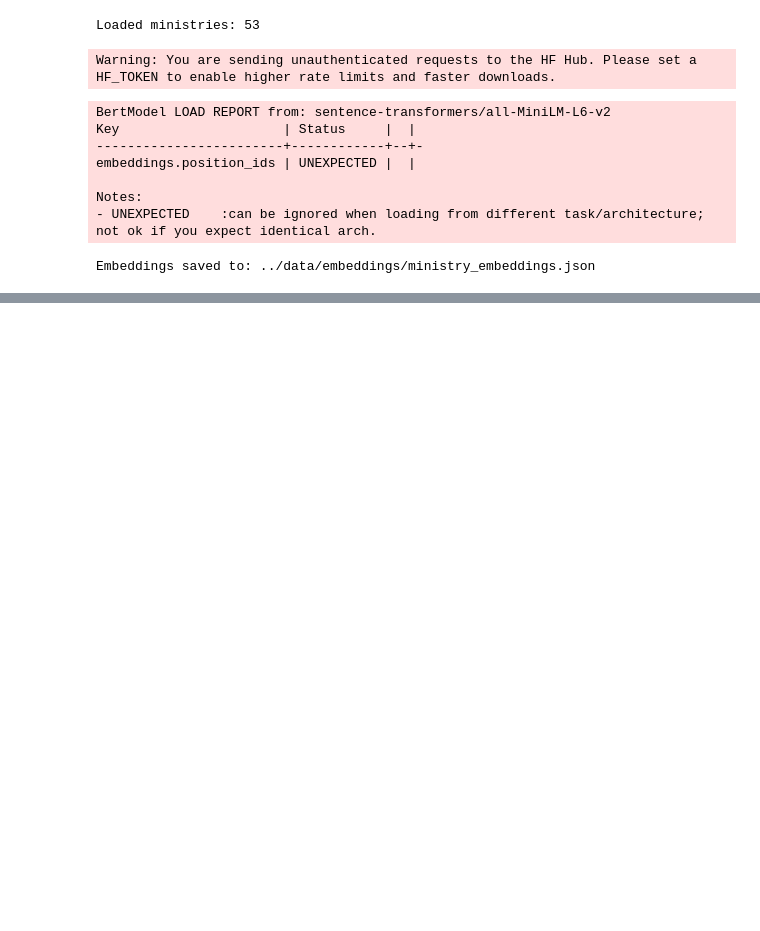
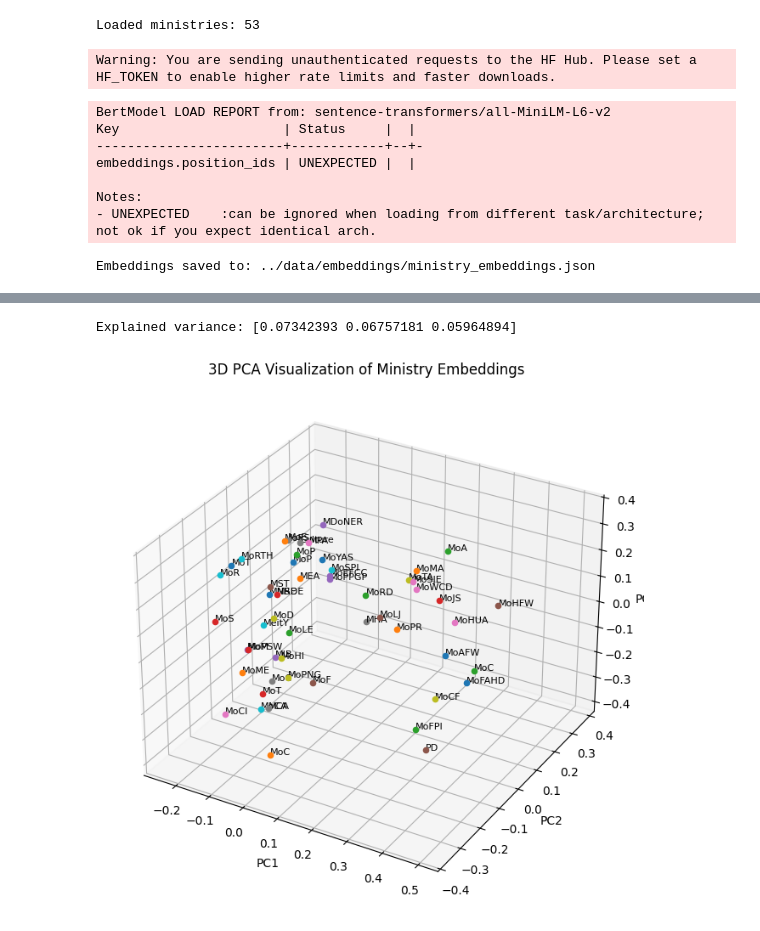
Before and after one commit to DevadattaP/analyse_parliament_transcripts_NLP, a Jupyter notebook: notebooks/ministry_embeddings.ipynb, the cells around one changed output, grey strips where cells are left out. Saved outputs shown, nothing was run; the diff lists cells and outputs as text; code cells hidden in the pictures; blank space fills up the shorter version.

```diff
--- a/notebooks/ministry_embeddings.ipynb
+++ b/notebooks/ministry_embeddings.ipynb
@@ -92,0 +160,31 @@ len(ministry_vectors['Ministry_of_Power_MoP_'])
+# %%
+# --------------------------------
+# PCA -> 3 components
+# --------------------------------
+pca = PCA(n_components=3)
+reduced = pca.fit_transform(vectors)
+
+print("Explained variance:", pca.explained_variance_ratio_)
+
+# --------------------------------
+# 3D Plot
+# --------------------------------
+fig = plt.figure(figsize=(10,8))
+ax = fig.add_subplot(111, projection='3d')
+
+for i, name in enumerate(names):
+    x, y, z = reduced[i]
+
+    ax.scatter(x, y, z)
+    ax.text(x, y, z, name, fontsize=8)
+
+ax.set_xlabel("PC1")
+ax.set_ylabel("PC2")
+ax.set_zlabel("PC3")
+
+ax.set_title("3D PCA Visualization of Ministry Embeddings")
+
+plt.show()
+# %% [output]
+Explained variance: [0.07342393 0.06757181 0.05964894]
+[figure, added]
```
Also changed, not shown: parts of 12 cells of this notebook, 5 other files.
